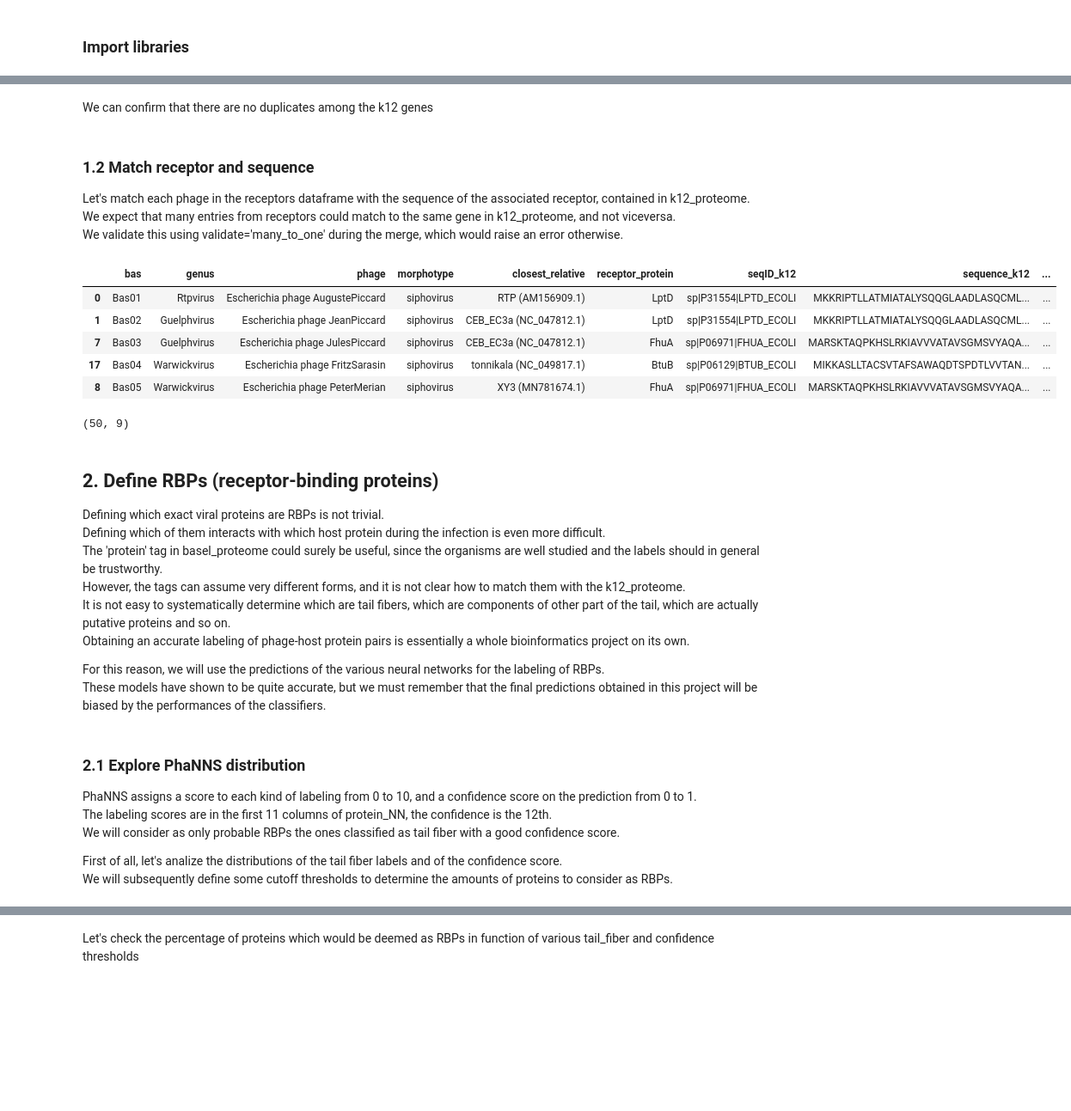
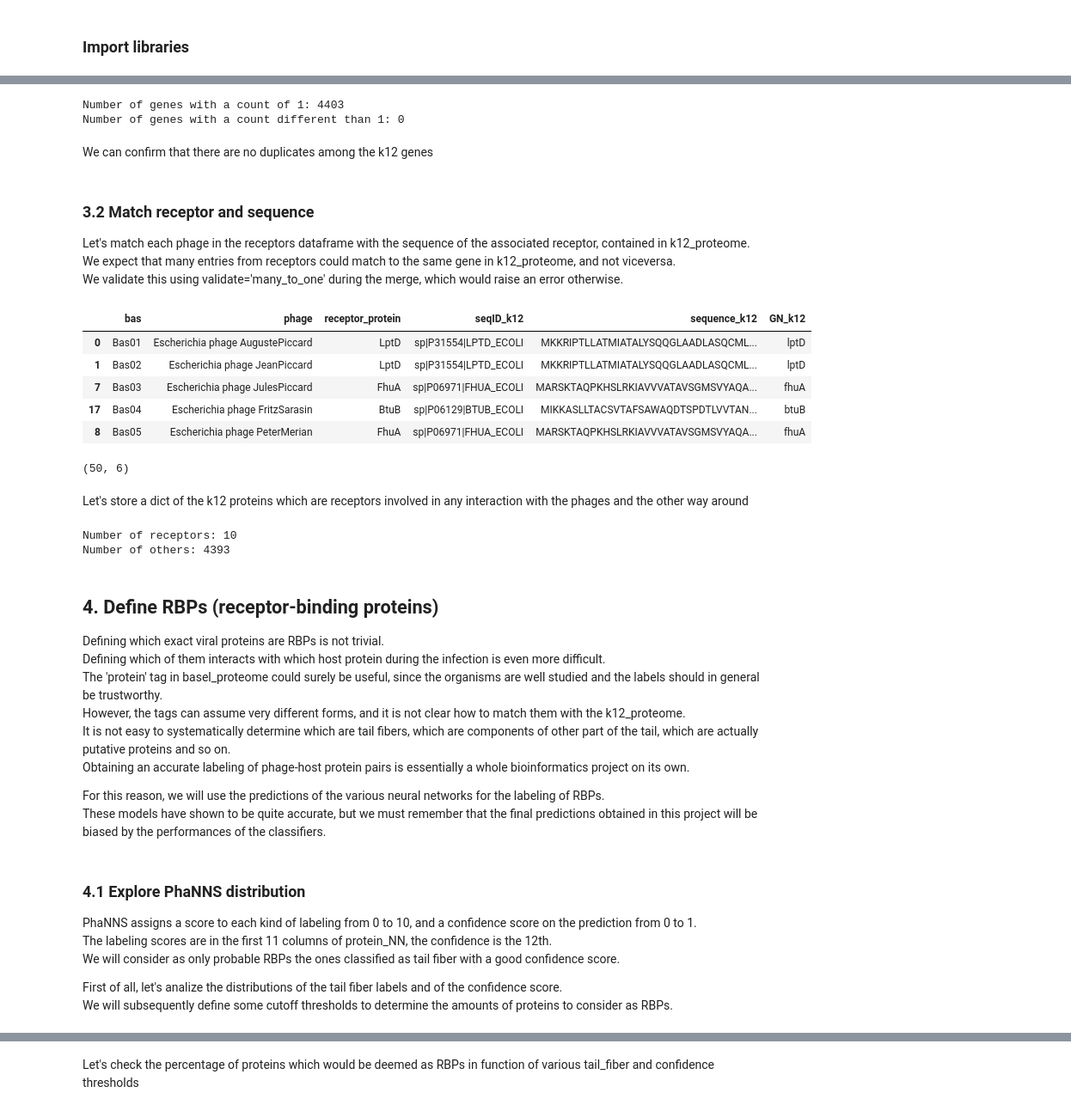
Before and after one commit to Drivahah/Predicting-phage-host-interaction-with-Language-Models, a Jupyter notebook: notebooks/02_transform_data.ipynb, the cells around one changed output, grey strips where cells are left out. Shown: that part at 86% size. Saved outputs shown, nothing was run; the diff lists cells and outputs as text; code cells hidden in the pictures; blank space fills up the shorter version.

```diff
--- a/notebooks/02_transform_data.ipynb
+++ b/notebooks/02_transform_data.ipynb
@@ -25,0 +69,12 @@ Let's keep only important columns in k12_proteome
+# %%
+# Get a set of the elements in a df
+GN_set = set(k12_proteome['GN'].str.lower().tolist())
+
+# Create a subset that contains only the rows where either primary_receptor or terminal_receptor are in GN_set
+receptors = receptors[(receptors['primary_receptor'].str.lower().isin(GN_set)) | (receptors['terminal_receptor'].str.lower().isin(GN_set))]
+receptors['receptor_protein'] = np.where(receptors['primary_receptor'].str.lower().isin(GN_set), receptors['primary_receptor'],
+                                      np.where(receptors['terminal_receptor'].str.lower().isin(GN_set), receptors['terminal_receptor'], np.nan))
+
+# keep only useful columns
+keep_columns = ['bas', 'phage', 'receptor_protein']
+receptors = receptors[keep_columns]
@@ -26,7 +129,8 @@ Let's keep only important columns in k12_proteome
 # %%
-# List columns to keep
+# List columns to keep and columns to rename
 keep_columns = ['seqID_k12', 'sequence', 'GN']
-change_names = {'sequence': 'sequence_k12'}
+change_names = {'sequence': 'sequence_k12',
+                'GN': 'GN_k12'}
 
 # Subset receptors_k12 and rename columns
 k12_proteome = k12_proteome[keep_columns]
@@ -52,13 +149,0 @@ NB: some values have a question mark. Since we are aiming fro an as-strict-as-po
-# %%
-# Get a set of the elements in a df
-GN_set = set(k12_proteome['GN'].str.lower().tolist())
-
-# Create a subset that contains only the rows where either primary_receptor or terminal_receptor are in GN_set
-receptors = receptors[(receptors['primary_receptor'].str.lower().isin(GN_set)) | (receptors['terminal_receptor'].str.lower().isin(GN_set))]
-receptors['receptor_protein'] = np.where(receptors['primary_receptor'].str.lower().isin(GN_set), receptors['primary_receptor'],
-                                      np.where(receptors['terminal_receptor'].str.lower().isin(GN_set), receptors['terminal_receptor'], np.nan))
-receptors.drop(columns=['primary_receptor', 'terminal_receptor', 'receptor'], inplace=True)
-
-
-display(receptors.head())
-display(receptors.shape)
@@ -96,34 +154,57 @@ display(GN_count[GN_count['count'] != 1])
+# %%
+# Count occurences in k12_proteome of each GN
+GN_count = k12_proteome['GN_k12'].str.lower().value_counts().to_frame()
+
+# Print count of genes with a count of 1 and different than 1
+print(f'Number of genes with a count of 1: {len(GN_count.loc[GN_count["count"] == 1])}')
+print(f'Number of genes with a count different than 1: {len(GN_count.loc[GN_count["count"] != 1])}')
+# %% [output]
+Number of genes with a count of 1: 4403
+Number of genes with a count different than 1: 0
 # %% [markdown]
 We can confirm that there are no duplicates among the k12 genes
 # %% [markdown]
-### 1.2 Match receptor and sequence
+### 3.2 Match receptor and sequence
 Let's match each phage in the receptors dataframe with the sequence of the associated receptor, contained in k12_proteome.\
 We expect that many entries from receptors could match to the same gene in k12_proteome, and not viceversa. \
 We validate this using validate='many_to_one' during the merge, which would raise an error otherwise.
 # %%
 # Add a lower case column of receptor_protein as common identifier between receptors and k12_proteome
 receptors['receptor_protein_lower'] = receptors['receptor_protein'].str.lower()
-k12_proteome['GN_lower'] = k12_proteome['GN'].str.lower()
+k12_proteome['GN_lower'] = k12_proteome['GN_k12'].str.lower()
 
 # Merge datasets
 receptors_k12 = receptors.merge(k12_proteome, how='inner', left_on='receptor_protein_lower', right_on='GN_lower', suffixes=('_phage', '_k12'), validate='many_to_one')
 
 # Drop GN_lower and receptor_protein_lower and order by bas
 receptors_k12.drop(columns=['GN_lower', 'receptor_protein_lower'], inplace=True)
 receptors_k12.sort_values(by=['bas'], inplace=True)
 
 display(receptors_k12.head())
 display(receptors_k12.shape)
 # %% [output]
-|  | bas | genus | phage | morphotype | closest_relative | receptor_protein | seqID_k12 | sequence_k12 | ... |
-| 0 | Bas01 | Rtpvirus | Escherichia phage AugustePiccard | siphovirus | RTP (AM156909.1) | LptD | sp|P31554|LPTD_ECOLI | MKKRIPTLLATMIATALYSQQGLAADLASQCML... | ... |
-| 1 | Bas02 | Guelphvirus | Escherichia phage JeanPiccard | siphovirus | CEB_EC3a (NC_047812.1) | LptD | sp|P31554|LPTD_ECOLI | MKKRIPTLLATMIATALYSQQGLAADLASQCML... | ... |
-| 7 | Bas03 | Guelphvirus | Escherichia phage JulesPiccard | siphovirus | CEB_EC3a (NC_047812.1) | FhuA | sp|P06971|FHUA_ECOLI | MARSKTAQPKHSLRKIAVVVATAVSGMSVYAQA... | ... |
-| 17 | Bas04 | Warwickvirus | Escherichia phage FritzSarasin | siphovirus | tonnikala (NC_049817.1) | BtuB | sp|P06129|BTUB_ECOLI | MIKKASLLTACSVTAFSAWAQDTSPDTLVVTAN... | ... |
-| 8 | Bas05 | Warwickvirus | Escherichia phage PeterMerian | siphovirus | XY3 (MN781674.1) | FhuA | sp|P06971|FHUA_ECOLI | MARSKTAQPKHSLRKIAVVVATAVSGMSVYAQA... | ... |
+|  | bas | phage | receptor_protein | seqID_k12 | sequence_k12 | GN_k12 |
+| 0 | Bas01 | Escherichia phage AugustePiccard | LptD | sp|P31554|LPTD_ECOLI | MKKRIPTLLATMIATALYSQQGLAADLASQCML... | lptD |
+| 1 | Bas02 | Escherichia phage JeanPiccard | LptD | sp|P31554|LPTD_ECOLI | MKKRIPTLLATMIATALYSQQGLAADLASQCML... | lptD |
+| 7 | Bas03 | Escherichia phage JulesPiccard | FhuA | sp|P06971|FHUA_ECOLI | MARSKTAQPKHSLRKIAVVVATAVSGMSVYAQA... | fhuA |
+| 17 | Bas04 | Escherichia phage FritzSarasin | BtuB | sp|P06129|BTUB_ECOLI | MIKKASLLTACSVTAFSAWAQDTSPDTLVVTAN... | btuB |
+| 8 | Bas05 | Escherichia phage PeterMerian | FhuA | sp|P06971|FHUA_ECOLI | MARSKTAQPKHSLRKIAVVVATAVSGMSVYAQA... | fhuA |
-(50, 9)
+(50, 6)
+# %% [markdown]
+Let's store a dict of the k12 proteins which are receptors involved in any interaction with the phages and the other way around
+# %%
+# Store seqID_k12 unique values k12_set['receptors'] the seqID_k12 of k12_proteome which are not in receptors_k12 in k12_set['others']
+k12_set = {'receptors': set(receptors_k12['seqID_k12'].tolist()),
+           'others': set(k12_proteome['seqID_k12'].tolist()) - set(receptors_k12['seqID_k12'].tolist())}
+
+# Print the number of elements in each set
+print('Number of receptors: {}'.format(len(k12_set['receptors'])))
+print('Number of others: {}'.format(len(k12_set['others'])))
+# %% [output]
+Number of receptors: 10
+Number of others: 4393
 # %% [markdown]
-## 2. Define RBPs (receptor-binding proteins)
+## 4. Define RBPs (receptor-binding proteins)
 Defining which exact viral proteins are RBPs is not trivial.\
 Defining which of them interacts with which host protein during the infection is even more difficult.\
 The 'protein' tag in basel_proteome could surely be useful, since the organisms are well studied and the labels should in general be trustworthy.\
@@ -134,7 +215,7 @@ Obtaining an accurate labeling of phage-host protein pairs is essentially a whol
 For this reason, we will use the predictions of the various neural networks for the labeling of RBPs. \
 These models have shown to be quite accurate, but we must remember that the final predictions obtained in this project will be biased by the performances of the classifiers.
 # %% [markdown]
-### 2.1 Explore PhaNNS distribution
+### 4.1 Explore PhaNNS distribution
 PhaNNS assigns a score to each kind of labeling from 0 to 10, and a confidence score on the prediction from 0 to 1. \
 The labeling scores are in the first 11 columns of protein_NN, the confidence is the 12th. \
 We will consider as only probable RBPs the ones classified as tail fiber with a good confidence score.
```
Also changed, not shown: parts of 49 cells of this notebook.
